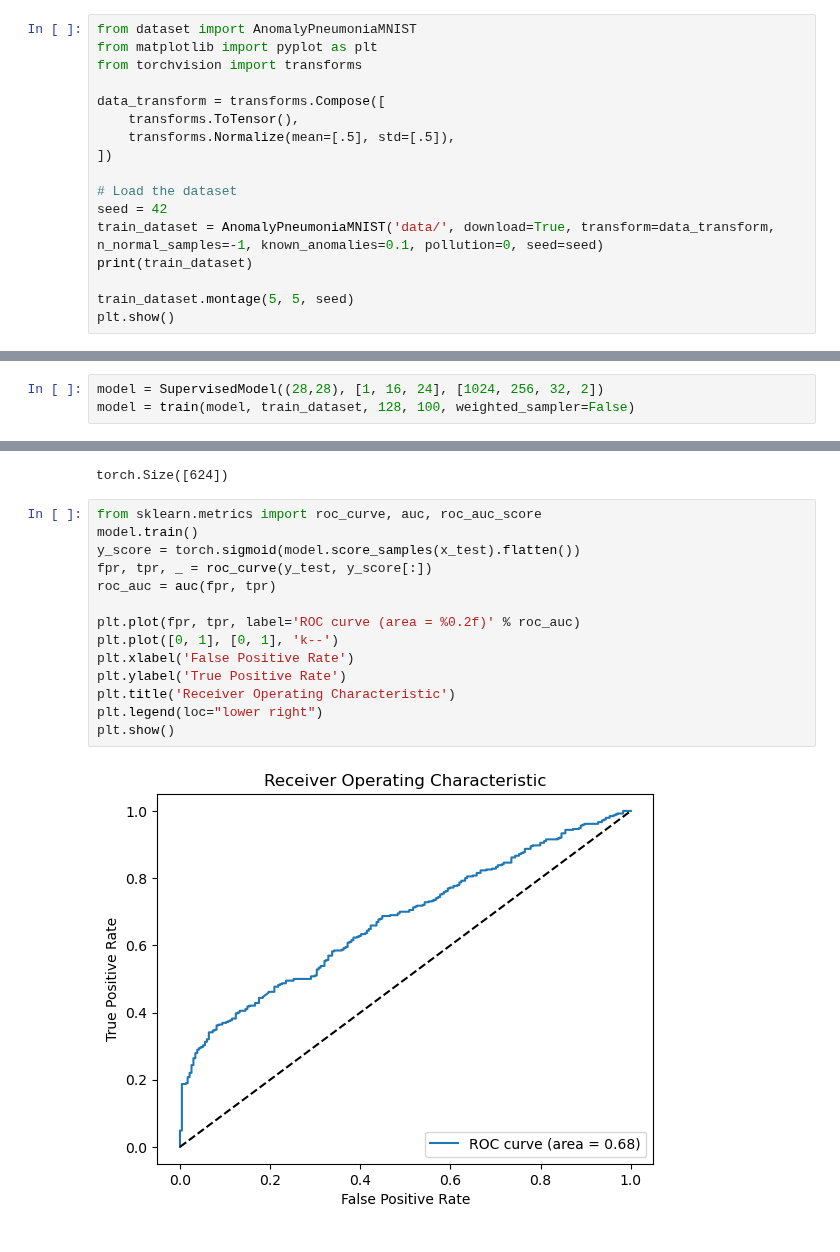
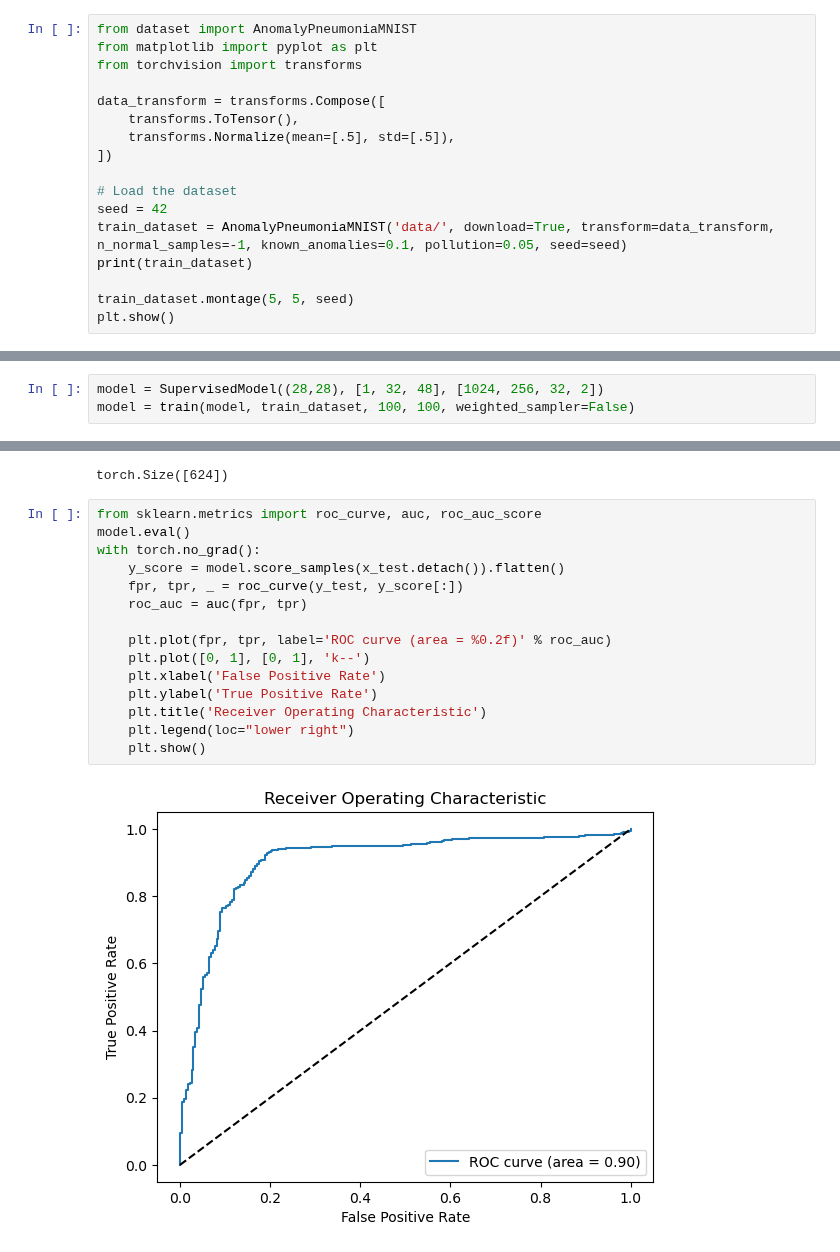
Before and after one commit to SolidusAbi/ADeLEn, a Jupyter notebook: notebooks/supervised.ipynb, the cells around one changed output, grey strips where cells are left out. Drawn from its saved outputs; the diff is of its cells as text.

```diff
--- a/notebooks/supervised.ipynb
+++ b/notebooks/supervised.ipynb
@@ -240,7 +212,7 @@ data_transform = transforms.Compose([
 
 # Load the dataset
 seed = 42
-train_dataset = AnomalyPneumoniaMNIST('data/', download=True, transform=data_transform, n_normal_samples=-1, known_anomalies=0.1, pollution=0, seed=seed)
+train_dataset = AnomalyPneumoniaMNIST('data/', download=True, transform=data_transform, n_normal_samples=-1, known_anomalies=0.1, pollution=0.05, seed=seed)
 print(train_dataset)
 
 train_dataset.montage(5, 5, seed)
@@ -258,5 +230,5 @@ test_loader = data.DataLoader(dataset=test_dataset, batch_size=4*BATCH_SIZE, shu
 # %% [output]
 Using downloaded and verified file: data/pneumoniamnist.npz
 # %%
-model = SupervisedModel((28,28), [1, 16, 24], [1024, 256, 32, 2])
-model = train(model, train_dataset, 128, 100, weighted_sampler=False)
+model = SupervisedModel((28,28), [1, 32, 48], [1024, 256, 32, 2])
+model = train(model, train_dataset, 100, 100, weighted_sampler=False)
@@ -279,17 +289,18 @@ y_test.shape
 torch.Size([624])
 # %%
 from sklearn.metrics import roc_curve, auc, roc_auc_score
-model.train()
-y_score = torch.sigmoid(model.score_samples(x_test).flatten())
-fpr, tpr, _ = roc_curve(y_test, y_score[:])
-roc_auc = auc(fpr, tpr)
+model.eval()
+with torch.no_grad():
+    y_score = model.score_samples(x_test.detach()).flatten()
+    fpr, tpr, _ = roc_curve(y_test, y_score[:])
+    roc_auc = auc(fpr, tpr)
 
-plt.plot(fpr, tpr, label='ROC curve (area = %0.2f)' % roc_auc)
-plt.plot([0, 1], [0, 1], 'k--')
-plt.xlabel('False Positive Rate')
-plt.ylabel('True Positive Rate')
-plt.title('Receiver Operating Characteristic')
-plt.legend(loc="lower right")
-plt.show()
+    plt.plot(fpr, tpr, label='ROC curve (area = %0.2f)' % roc_auc)
+    plt.plot([0, 1], [0, 1], 'k--')
+    plt.xlabel('False Positive Rate')
+    plt.ylabel('True Positive Rate')
+    plt.title('Receiver Operating Characteristic')
+    plt.legend(loc="lower right")
+    plt.show()
 # %% [output]
-[figure, old version]
+[figure, new version]
```
Also changed, not shown: parts of 31 cells of this notebook, 8 other files.
